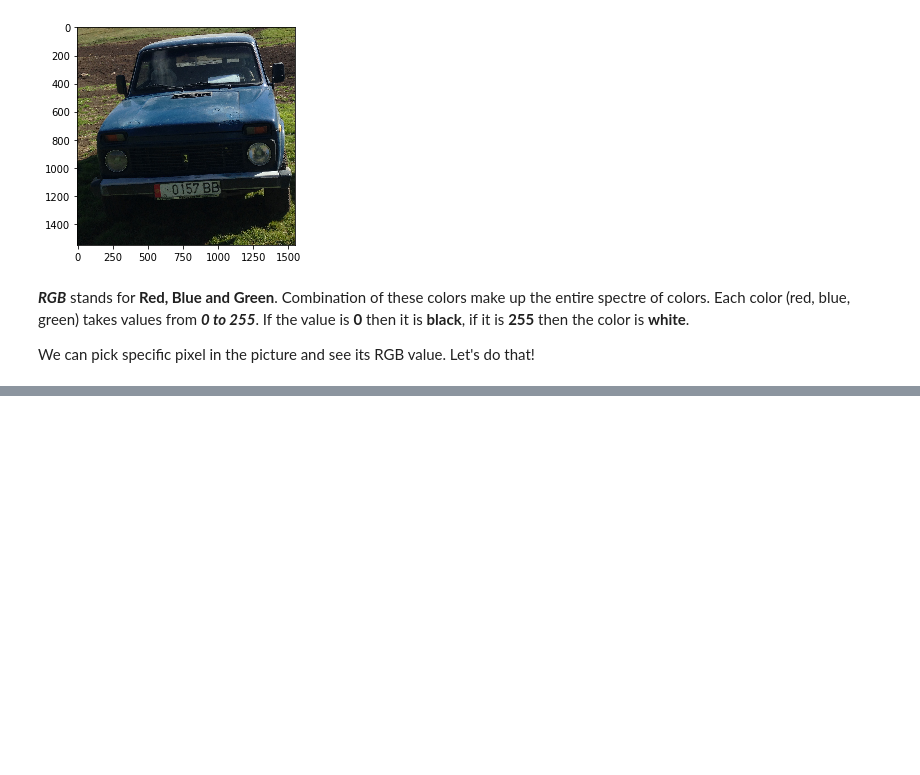
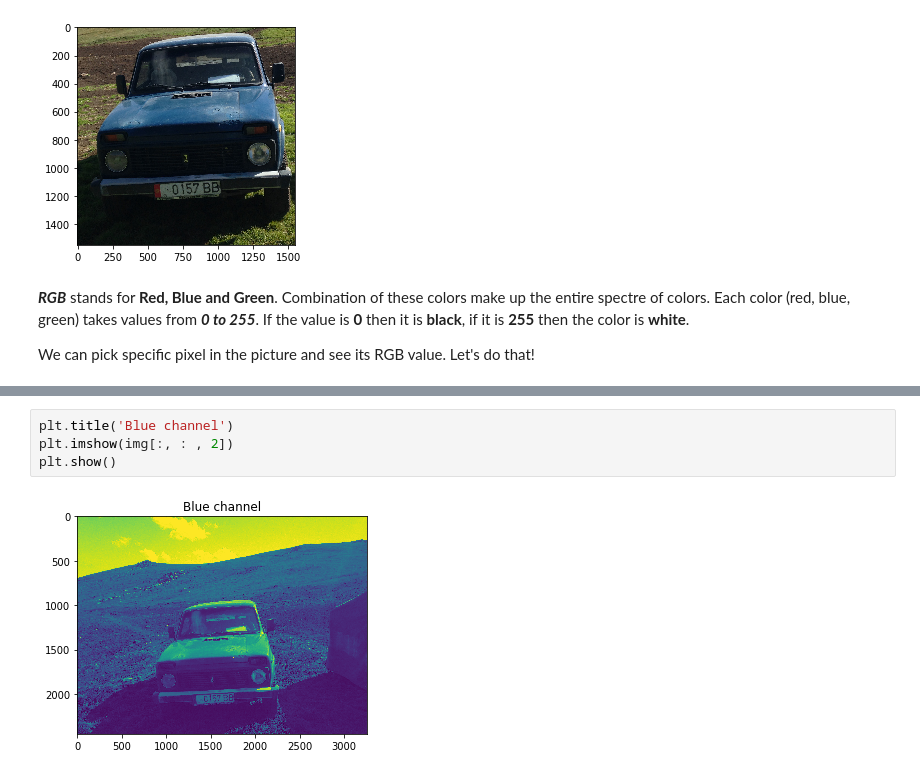
Before and after one commit to aabdygaziev/computer_vision101, a Jupyter notebook: image_preprocessing.ipynb, the cells around one changed output, grey strips where cells are left out. Cells and saved outputs as stored; diff of their text form; blank space fills up the shorter version.

```diff
--- a/image_preprocessing.ipynb
+++ b/image_preprocessing.ipynb
@@ -85,0 +113,6 @@ Each index value corresponds to RGB value of a pixel:
+# %%
+plt.title('Blue channel')
+plt.imshow(img[:, : , 2])
+plt.show()
+# %% [output]
+[figure, added]
```
Also changed, not shown: parts of 10 cells of this notebook.
